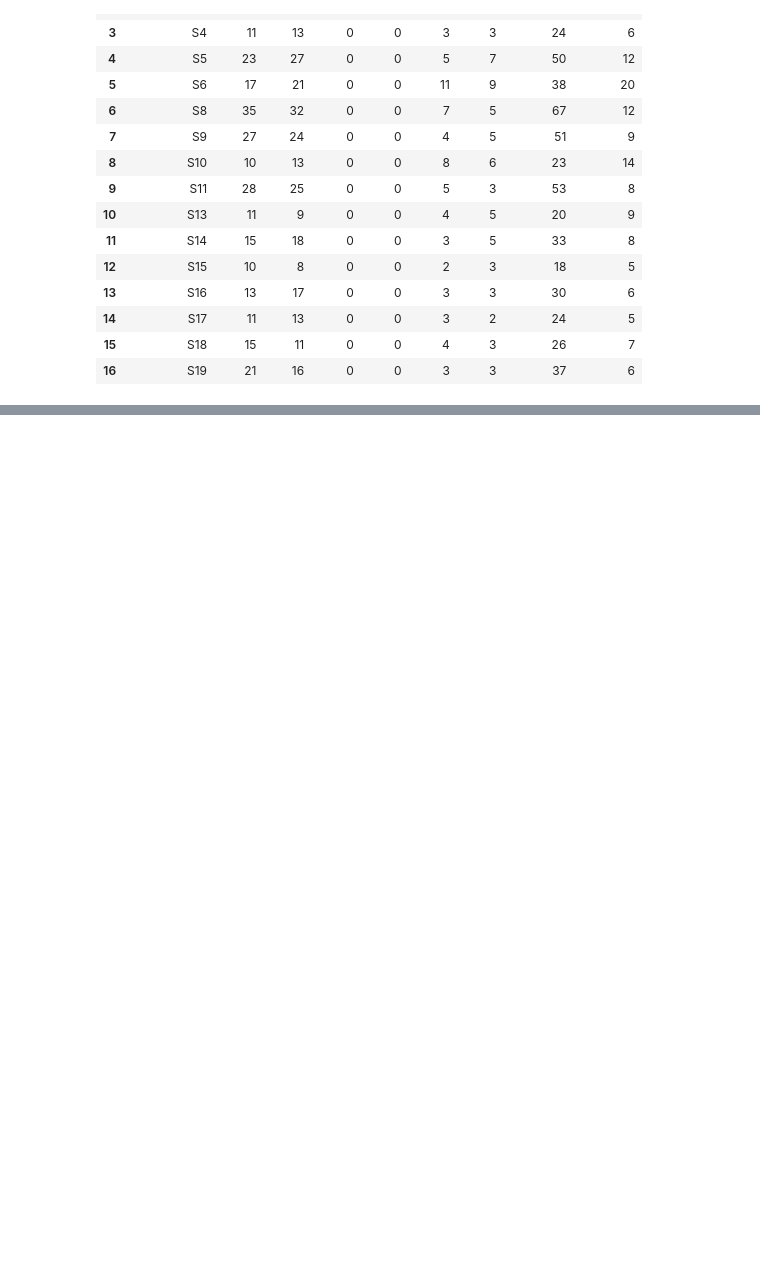
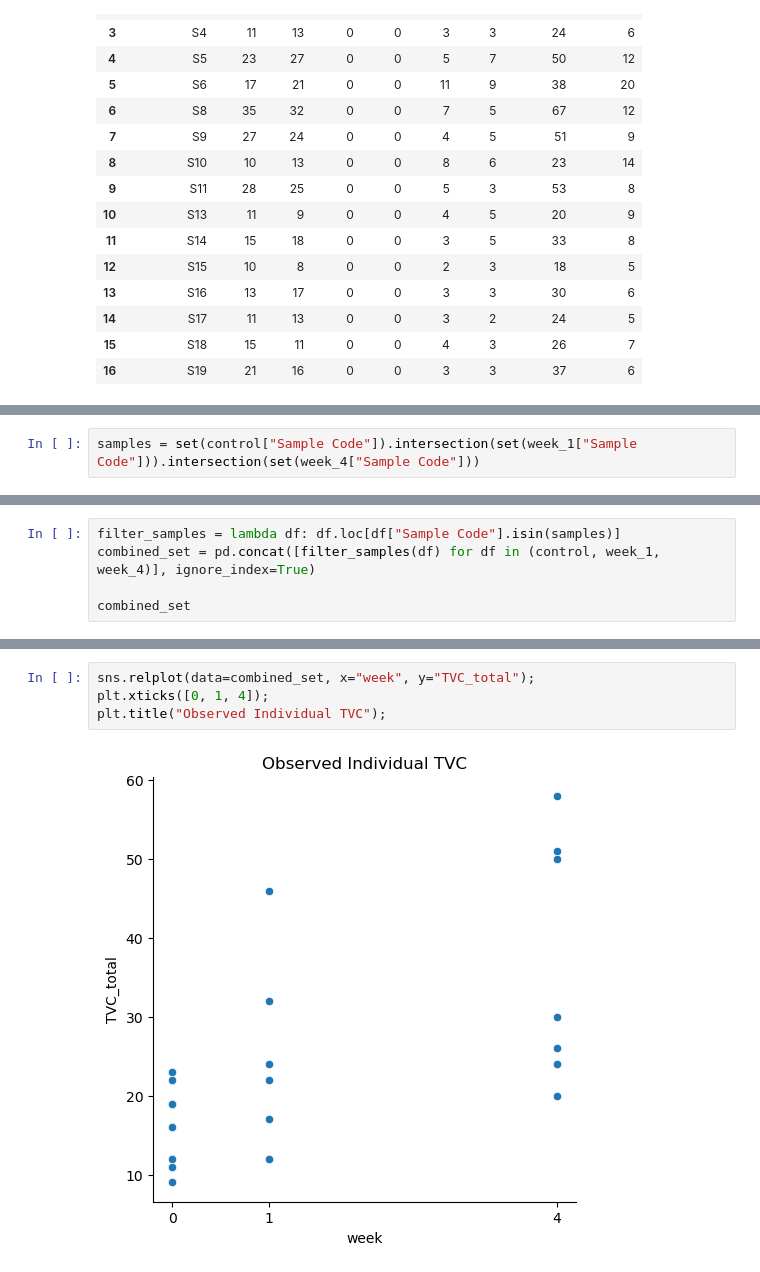
Before and after one commit to ome94/microbial_enumeration, a Jupyter notebook: microbial-enumeration.ipynb, the cells around one changed output, grey strips where cells are left out. Drawn from its saved outputs; the diff is of its cells as text; blank space fills up the shorter version.

Commit message:
add and detail plots

```diff
--- a/microbial-enumeration.ipynb
+++ b/microbial-enumeration.ipynb
@@ -260,5 +267,7 @@ See the caveats in the documentation: https://pandas.pydata.org/pandas-docs/stab
 | 14 | S17 | 11 | 13 | 0 | 0 | 3 | 2 | 24 | 5 | 4 |
 | 15 | S18 | 15 | 11 | 0 | 0 | 4 | 3 | 26 | 7 | 4 |
+# %%
+samples = set(control["Sample Code"]).intersection(set(week_1["Sample Code"])).intersection(set(week_4["Sample Code"]))
 # %%
 data = control[['Sample Code', 'TVC_total', 'TFC_total']]\
         .merge(week_1[['Sample Code', 'TVC_total', 'TFC_total']], on='Sample Code', suffixes=('', '_wk1'))\
@@ -300,0 +287,5 @@ plt.hist(data.TFC_total_wk4);
+# %%
+filter_samples = lambda df: df.loc[df["Sample Code"].isin(samples)]
+combined_set = pd.concat([filter_samples(df) for df in (control, week_1, week_4)], ignore_index=True)
+
+combined_set
@@ -300,0 +310,6 @@ plt.hist(data.TFC_total_wk4);
+# %%
+sns.relplot(data=combined_set, x="week", y="TVC_total");
+plt.xticks([0, 1, 4]);
+plt.title("Observed Individual TVC");
+# %% [output]
+[figure, added]
```
Also changed, not shown: parts of 33 cells of this notebook, 2 other files.
